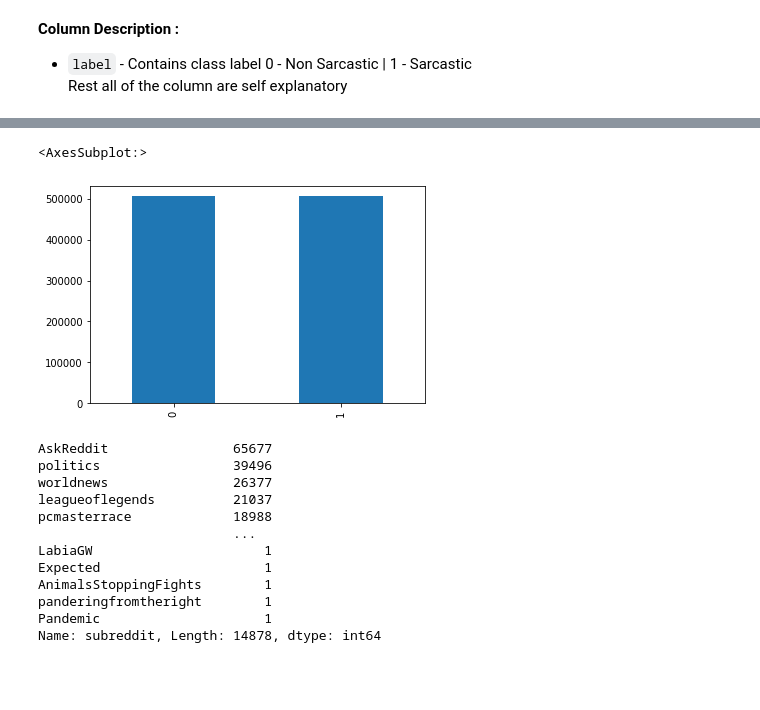
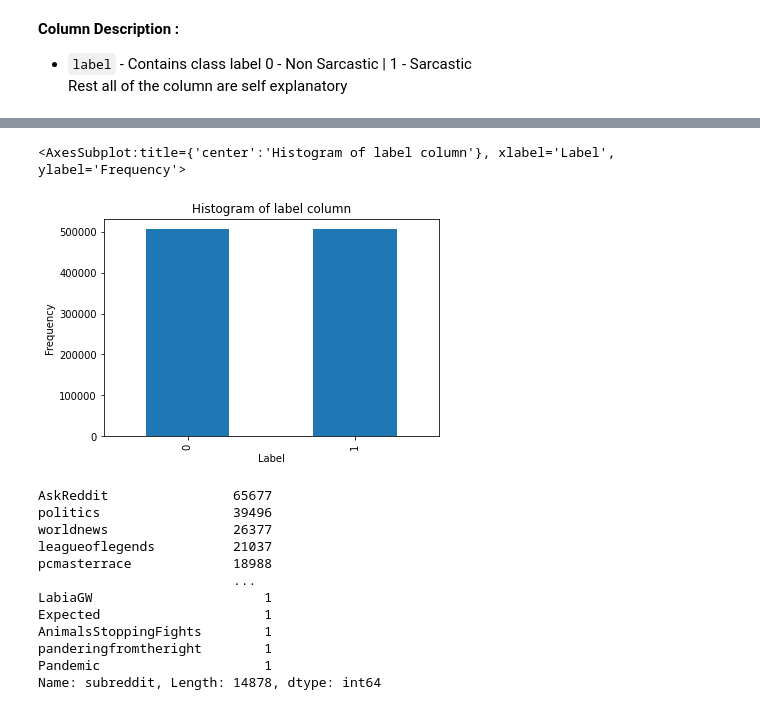
Before and after one commit to amitalokbera/Reddit-Sarcasm-Detection, a Jupyter notebook: notebooks/eda.ipynb, the cells around one changed output, grey strips where cells are left out. Cells and saved outputs as stored; diff of their text form; code cells hidden in the pictures; blank space fills up the shorter version.

```diff
--- a/notebooks/eda.ipynb
+++ b/notebooks/eda.ipynb
@@ -57,10 +72,13 @@ df.head()
 | 4 | 0 | I could use one of those tools. | cush2push | MaddenUltimateTeam | 6 | -1 | -1 | 2016-12 | 2016-12-30 17:00:13 | Yep can confirm I saw the tool th... |
 # %%
 #plot histogram on label column
+plt.title('Histogram of label column')
+plt.xlabel('Label')
+plt.ylabel('Frequency')
 df['label'].value_counts().plot(kind='bar')
 # %% [output]
-<AxesSubplot:>
+<AxesSubplot:title={'center':'Histogram of label column'}, xlabel='Label', ylabel='Frequency'>
-[figure, old version]
+[figure, new version]
 # %%
 df['subreddit'].value_counts()
 # %% [output]
```
Also changed, not shown: parts of 8 cells of this notebook.
